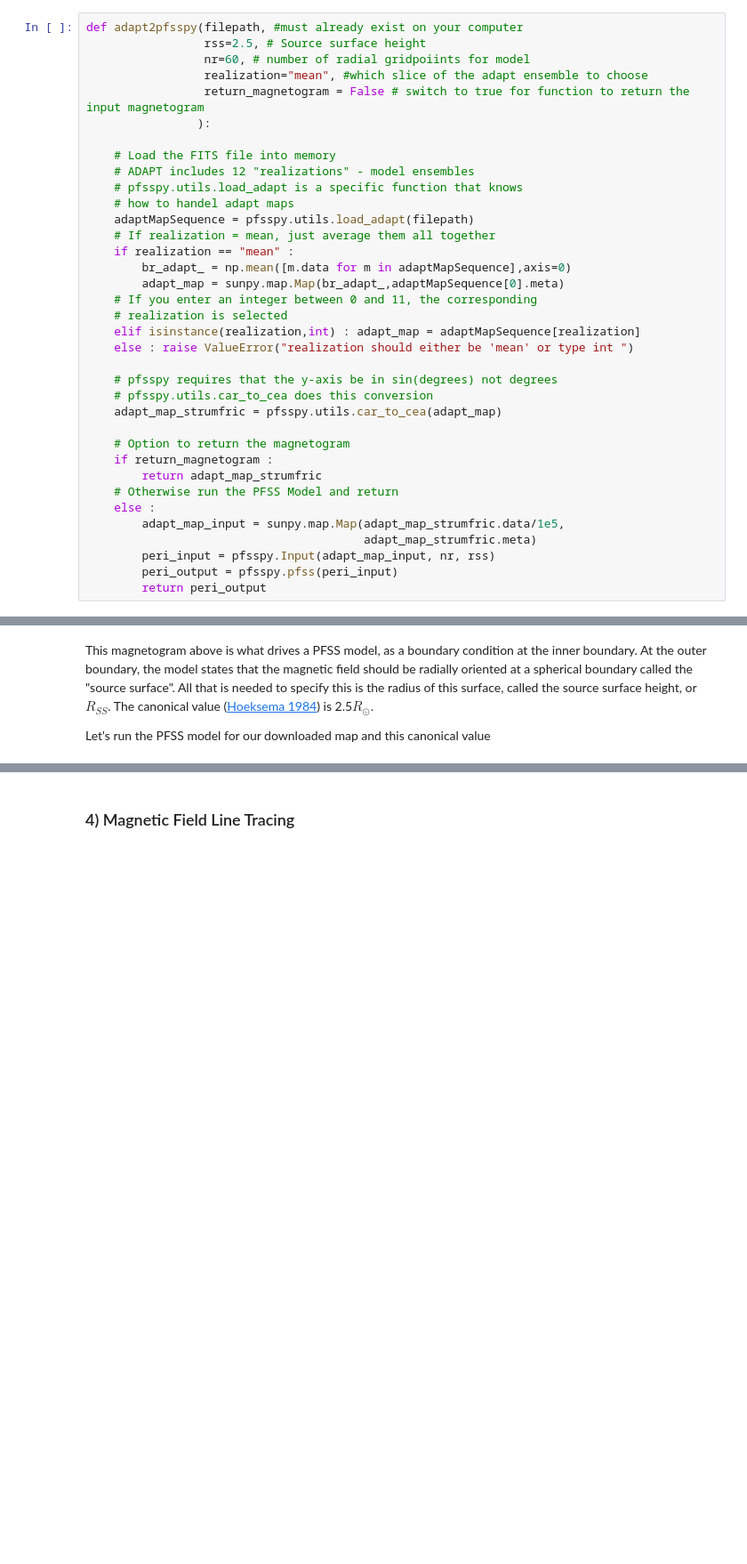
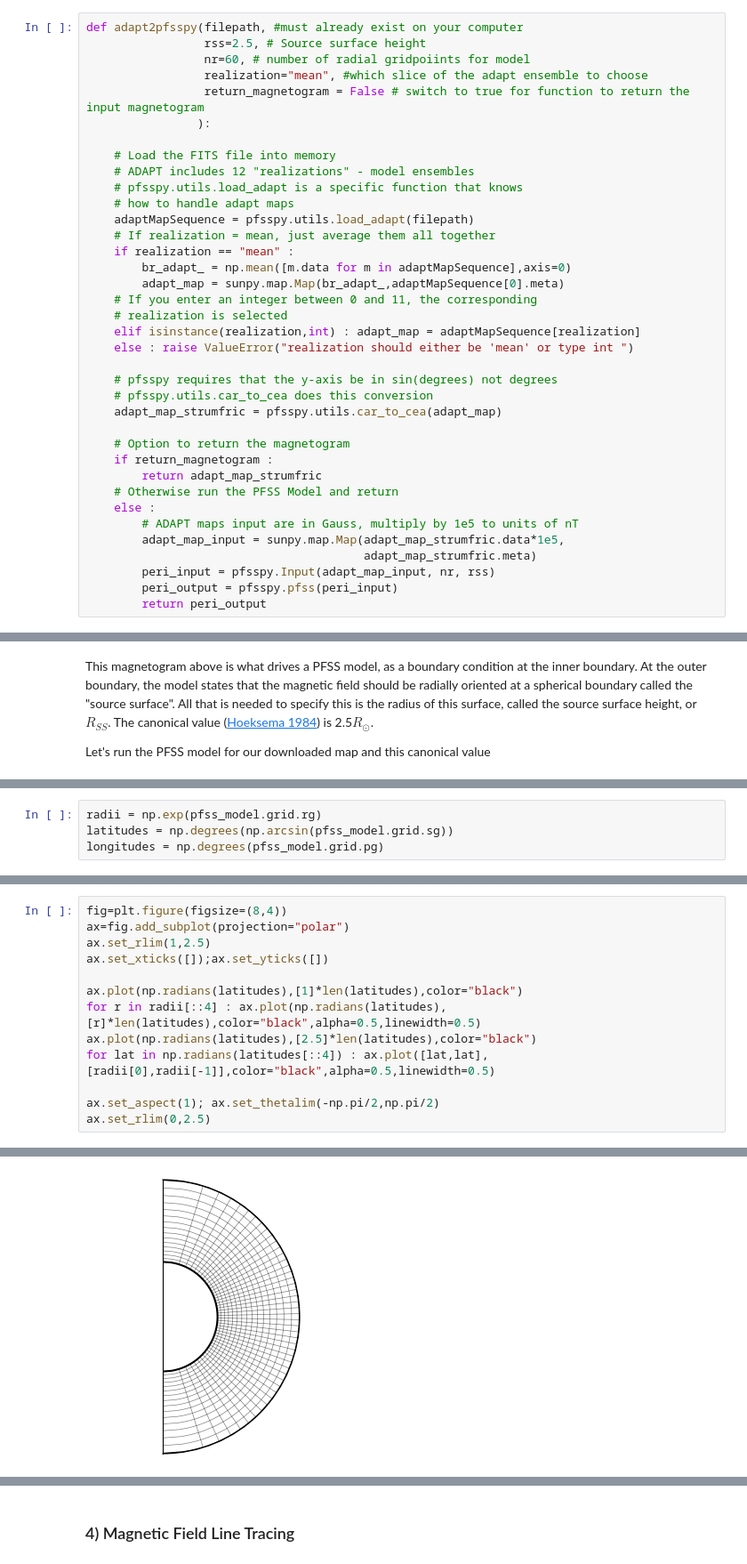
Before and after one commit to STBadman/PSP_Scholars_Tutorial, a Jupyter notebook: PFSS_Tutorial.ipynb, the cells around one changed output, grey strips where cells are left out. Shown at 89% size. Saved outputs shown, nothing was run; the diff lists cells and outputs as text; blank space fills up the shorter version.

Commit message:
grid plot and source surface Br plot

```diff
--- a/PFSS_Tutorial.ipynb
+++ b/PFSS_Tutorial.ipynb
@@ -102,7 +102,7 @@ def adapt2pfsspy(filepath, #must already exist on your computer
     # Load the FITS file into memory
     # ADAPT includes 12 "realizations" - model ensembles
     # pfsspy.utils.load_adapt is a specific function that knows
-    # how to handel adapt maps
+    # how to handle adapt maps
     adaptMapSequence = pfsspy.utils.load_adapt(filepath)
     # If realization = mean, just average them all together
     if realization == "mean" :
@@ -122,7 +122,8 @@ def adapt2pfsspy(filepath, #must already exist on your computer
         return adapt_map_strumfric
     # Otherwise run the PFSS Model and return
     else :
-        adapt_map_input = sunpy.map.Map(adapt_map_strumfric.data/1e5,
+        # ADAPT maps input are in Gauss, multiply by 1e5 to units of nT
+        adapt_map_input = sunpy.map.Map(adapt_map_strumfric.data*1e5,
                                         adapt_map_strumfric.meta)
         peri_input = pfsspy.Input(adapt_map_input, nr, rss)
         peri_output = pfsspy.pfss(peri_input)
@@ -167,0 +171,4 @@ This has produced a `pfsspy.Output` object (see https://pfsspy.readthedocs.io/en
+# %%
+radii = np.exp(pfss_model.grid.rg)
+latitudes = np.degrees(np.arcsin(pfss_model.grid.sg))
+longitudes = np.degrees(pfss_model.grid.pg)
@@ -167,0 +177,14 @@ This has produced a `pfsspy.Output` object (see https://pfsspy.readthedocs.io/en
+# %%
+fig=plt.figure(figsize=(8,4))
+ax=fig.add_subplot(projection="polar")
+ax.set_rlim(1,2.5)
+ax.set_xticks([]);ax.set_yticks([])
+
+ax.plot(np.radians(latitudes),[1]*len(latitudes),color="black")
+for r in radii[::4] : ax.plot(np.radians(latitudes),[r]*len(latitudes),color="black",alpha=0.5,linewidth=0.5)
+ax.plot(np.radians(latitudes),[2.5]*len(latitudes),color="black")
+for lat in np.radians(latitudes[::4]) : ax.plot([lat,lat],[radii[0],radii[-1]],color="black",alpha=0.5,linewidth=0.5)
+
+ax.set_aspect(1); ax.set_thetalim(-np.pi/2,np.pi/2)
+ax.set_rlim(0,2.5)
+# %% [output]
@@ -167,0 +192 @@ This has produced a `pfsspy.Output` object (see https://pfsspy.readthedocs.io/en
+[figure, added]
```
Also changed, not shown: parts of 10 cells of this notebook.
